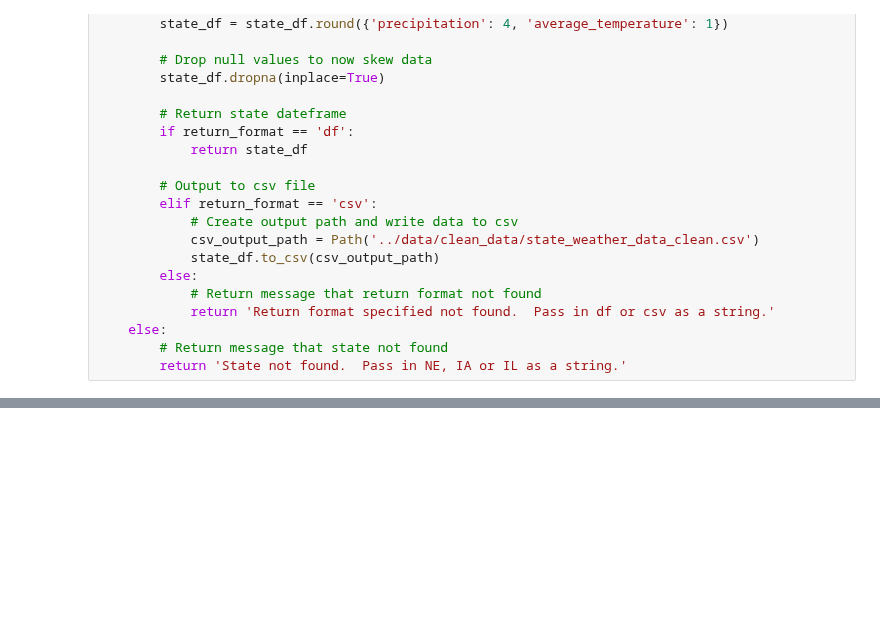
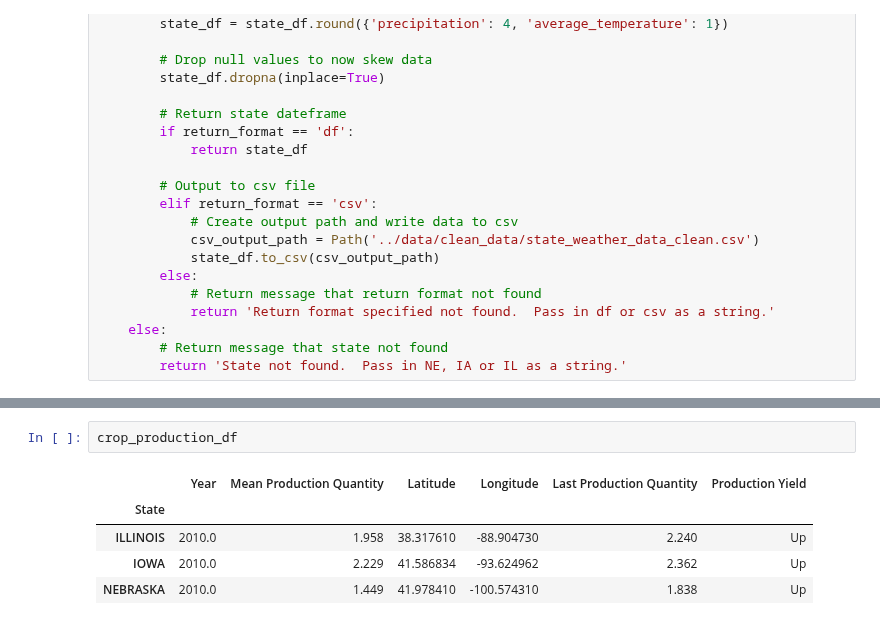
Before and after one commit to stew1922/data_farming, a Jupyter notebook: notebooks/jonathan.ipynb, the cells around one changed output, grey strips where cells are left out. Drawn from its saved outputs; the diff is of its cells as text; blank space fills up the shorter version.

```diff
--- a/notebooks/jonathan.ipynb
+++ b/notebooks/jonathan.ipynb
@@ -215,0 +362,8 @@ f'{start_date} to {end_date}'
+# %%
+crop_production_df
+# %% [output]
+|  | Year | Mean Production Quantity | Latitude | Longitude | Last Production Quantity | Production Yield |
+| State |  |  |  |  |  |  |
+| ILLINOIS | 2010.0 | 1.958 | 38.317610 | -88.904730 | 2.240 | Up |
+| IOWA | 2010.0 | 2.229 | 41.586834 | -93.624962 | 2.362 | Up |
+| NEBRASKA | 2010.0 | 1.449 | 41.978410 | -100.574310 | 1.838 | Up |
```
Also changed, not shown: parts of 5 cells of this notebook, 2 other files.
